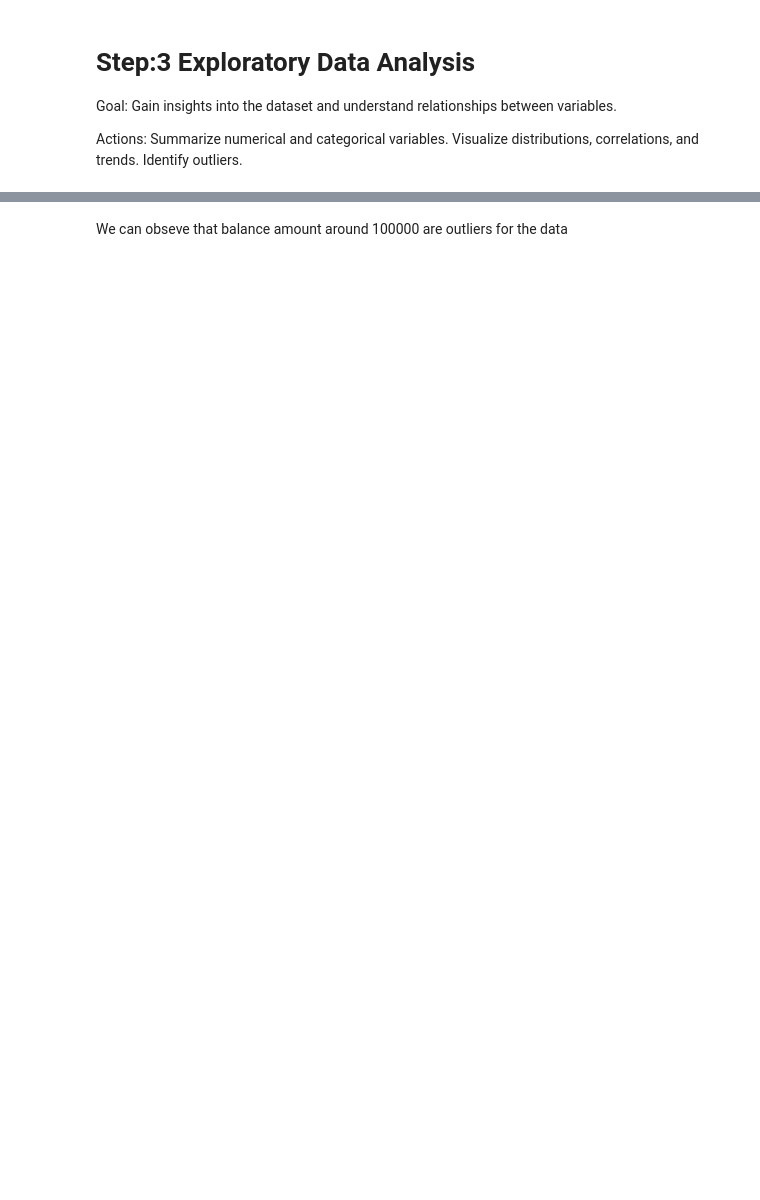
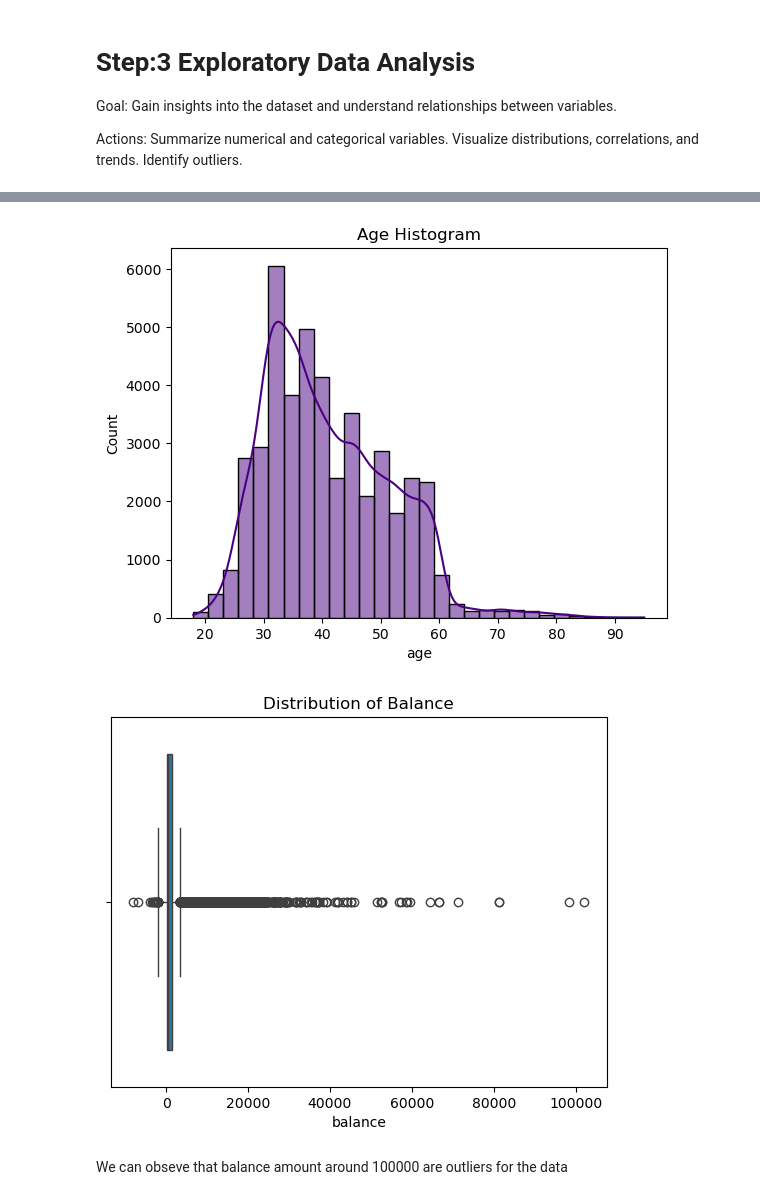
Before and after one commit to amirfarimani/DSI_Team_Project_Bank_Marketing, a Jupyter notebook: experiments/data_processing.ipynb, the cells around one changed output, grey strips where cells are left out. Saved outputs shown, nothing was run; the diff lists cells and outputs as text; code cells hidden in the pictures; blank space fills up the shorter version.

```diff
--- a/experiments/data_processing.ipynb
+++ b/experiments/data_processing.ipynb
@@ -406,21 +434,24 @@ plt.show()
 # %%
 # Visualize distributions (e.g., histograms or boxplots)
 import seaborn as sns
 import matplotlib.pyplot as plt
 
 # Histogram for age
-sns.histplot(cleaned_df['age'],kde=True, bins=30, color='indigo')
+sns.histplot(df_cleaned['age'],kde=True, bins=30, color='indigo')
 plt.title("Age Histogram")
 plt.xlabel=('Age')
 plt.ylabel = ('Count')
 plt.show()
 
 #  Boxplot for 'balance'. Helps to identify the outliers or skewed distribution
-sns.boxplot(x=cleaned_df['balance'])
+sns.boxplot(x=df_cleaned['balance'])
 plt.title("Distribution of Balance")
 plt.xlabel='Balance'
 plt.ylabel = 'Count'
 plt.show()
+# %% [output]
+[figure, added]
+[figure, added]
 # %% [markdown]
 We can obseve that balance amount around 100000 are outliers for the data
 # %%
```
Also changed, not shown: parts of 28 cells of this notebook.
